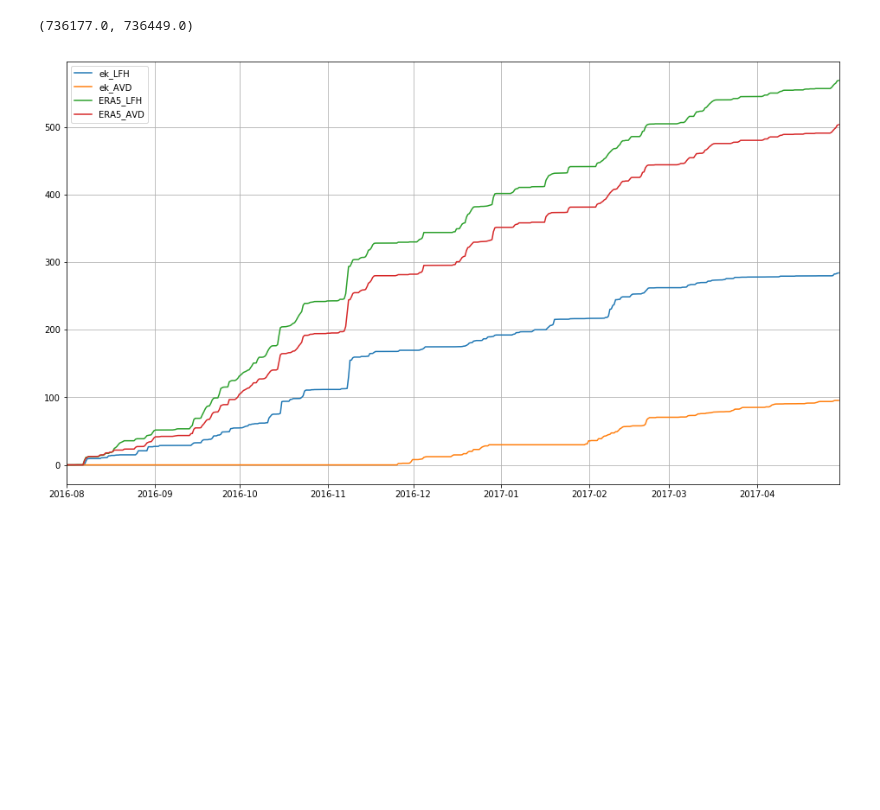
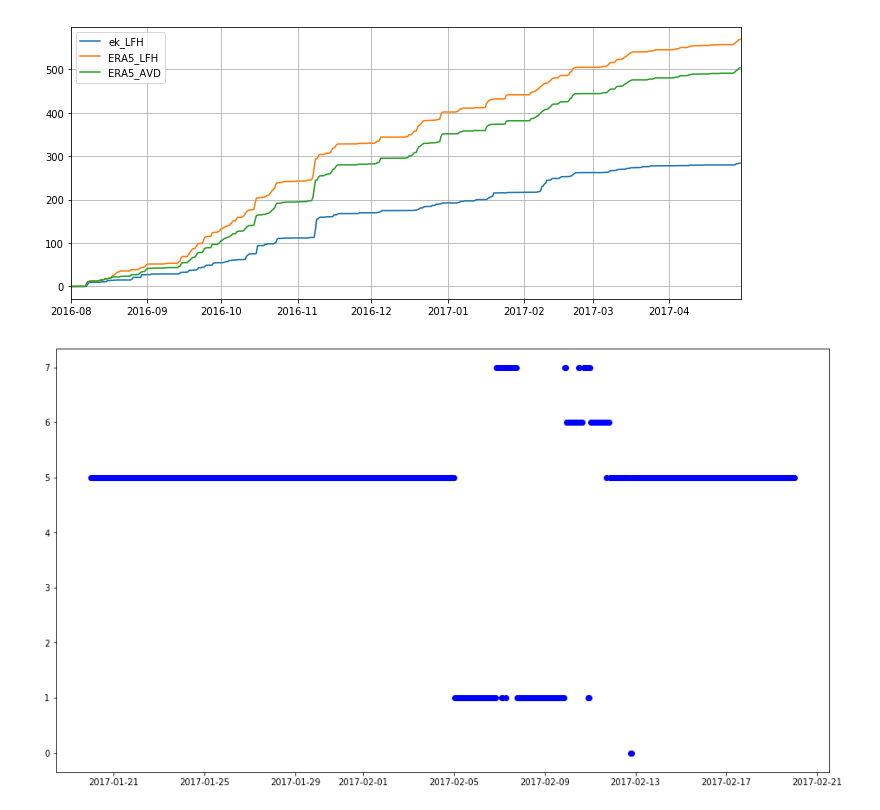
Before and after one commit to VroniH/MASvalSnowP, a Jupyter notebook: WS_Analyse1617.ipynb, the cells around one changed output. Drawn from its saved outputs; the diff is of its cells as text; code cells hidden in the pictures; blank space fills up the shorter version.

```diff
--- a/WS_Analyse1617.ipynb
+++ b/WS_Analyse1617.ipynb
@@ -266,6 +94,10 @@ ERA5_RR12h_AVD = ERA5_RR12h_AVD['2016-08-01 00:00:00':'2017-04-30 00:00:00']
 ek_LFH = ek_LFH['2016-08-01 00:00:00':'2017-04-30 00:00:00']
 ek_AVD = ek_AVD['2016-08-01 00:00:00':'2017-04-30 00:00:00']
 
+print(np.nansum(ek_LFH['RR']))
+print(sum(ERA5_RR12h_AVD))
+print(sum(ERA5_RR12h_LFH))
+
 
 precip = pd.DataFrame()
 precip['ERA5_12H_LFH'] = ERA5_RR12h_LFH
@@ -273,16 +105,16 @@ precip['ERA5_12H_AVD'] = ERA5_RR12h_AVD
 precip['ek_LFH'] = ek_LFH.RR
 precip['ek_AVD'] = ek_AVD.RR
 
-print(precip.index)
+# print(precip.index)
 
-plt.figure(figsize = (16,9))
+plt.figure(figsize = (12,5))
 ns_ek_LFH = precip['ek_LFH'].tolist()
 ns_sum_ekLFH = [np.nansum(ns_ek_LFH[0:i]) for i in range(len(ns_ek_LFH))]
 plt.plot(precip.index, ns_sum_ekLFH,label = 'ek_LFH')
 
-ns_ek_AVD = precip['ek_AVD'].tolist()
-ns_sum_ekAVD = [np.nansum(ns_ek_AVD[0:i]) for i in range(len(ns_ek_AVD))]
-plt.plot(precip.index, ns_sum_ekAVD,label = 'ek_AVD')
+# ns_ek_AVD = precip['ek_AVD'].tolist()
+# ns_sum_ekAVD = [np.nansum(ns_ek_AVD[0:i]) for i in range(len(ns_ek_AVD))]
+# plt.plot(precip.index, ns_sum_ekAVD,label = 'ek_AVD')
 
 ns_ERA5_LFH = precip['ERA5_12H_LFH'].tolist()
 ns_sum_ERALFH = [np.nansum(ns_ERA5_LFH[0:i]) for i in range(len(ns_ERA5_LFH))]
@@ -295,55 +127,6 @@ plt.legend()
 plt.grid(which='major')
 plt.xlim([dt.date(2016,8,1),dt.date(2017,4,30)])
 
-# f, (ax1, ax2) = plt.subplots(nrows = 2, ncols = 1, figsize = (16,9))
-
-# precip.plot.bar(ax = ax1)
-# ax1.grid()
-# ax1.tick_params(labelsize=18)
-# ax1.xaxis_date()
-# # ax1.set_ylim([0,])
-# # ax.set_xlim([dt.date(2016,8,1),dt.date(2017,4,30)])
-# ax1.xaxis.set_major_locator(mdates.MonthLocator())
-# ax1.xaxis.set_minor_locator(mdates.MonthLocator(bymonthday=15))
-# ax1.xaxis.set_major_formatter(ticker.NullFormatter())
-# ax1.xaxis.set_minor_formatter(mdates.DateFormatter("%b\'%y"))
-# for tick in ax1.xaxis.get_minor_ticks():
-#     tick.label.set_fontsize(18)
-
-
-
-# precip.plot.line(ax=ax2)
-# ax2.grid()
-# ax2.tick_params(labelsize=18)
-# ax2.xaxis_date()
-# # ax2.set_ylim([0,12])
-# # ax2.set_xlim([dt.date(2016,8,1),dt.date(2017,4,30)])
-# ax2.xaxis.set_major_locator(mdates.MonthLocator())
-# ax2.xaxis.set_minor_locator(mdates.MonthLocator(bymonthday=1))
-# ax2.xaxis.set_major_formatter(ticker.NullFormatter())
-# ax2.xaxis.set_minor_formatter(mdates.DateFormatter("%b\'%y"))
-# for tick in ax2.xaxis.get_minor_ticks():
-#    tick.label.set_fontsize(18)
-
-
-
-# fig, ax = plt.subplots(figsize=(16,9))
-
-# # ax.bar(precip.index, precip['ERA5_12H_LFH'])
-# # ax.bar(precip.index, precip['ERA5_12H_AVD'])
-# # ax.bar(precip.index, precip['ek_LFH'])
-# # ax.bar(precip.index, precip['ek_AVD'])
-
-# precip.plot.bar(ax = ax)
-# ax.grid()
-# ax.tick_params(labelsize=18)
-# ax.xaxis_date()
-# ax.set_ylim([0,12])
-# # ax.set_xlim([dt.date(2016,8,1),dt.date(2017,4,30)])
-# ax.xaxis.set_major_locator(mdates.MonthLocator())
-# ax.xaxis.set_minor_locator(mdates.MonthLocator(bymonthday=15))
-# ax.xaxis.set_major_formatter(ticker.NullFormatter())
-# ax.xaxis.set_minor_formatter(mdates.DateFormatter("%b\'%y"))
-# for tick in ax.xaxis.get_minor_ticks():
-#     tick.label.set_fontsize(18)
+plt.savefig('./figures/RR_accumulated.png')
+plt.savefig('./figures/RR_accumulated.eps')
 # %% [output]
@@ -362,2 +136,9 @@ DatetimeIndex(['2016-08-01 06:00:00', '2016-08-01 18:00:00',
-(736177.0, 736449.0)
-[figure, old version]
+[figure, new version]
+# %%
+plt.figure(figsize = (16,9))
+plt.plot(ERA5_RR1h_LFH.ptype['2017-01-20 00:00:00':'2017-02-20 00:00:00'],'bo')
+
+plt.savefig('./figures/ptype.png')
+plt.savefig('./figures/ptype.eps')
+# %% [output]
+[figure, added]
```
Also changed, not shown: parts of 12 cells of this notebook, 43 other files.
